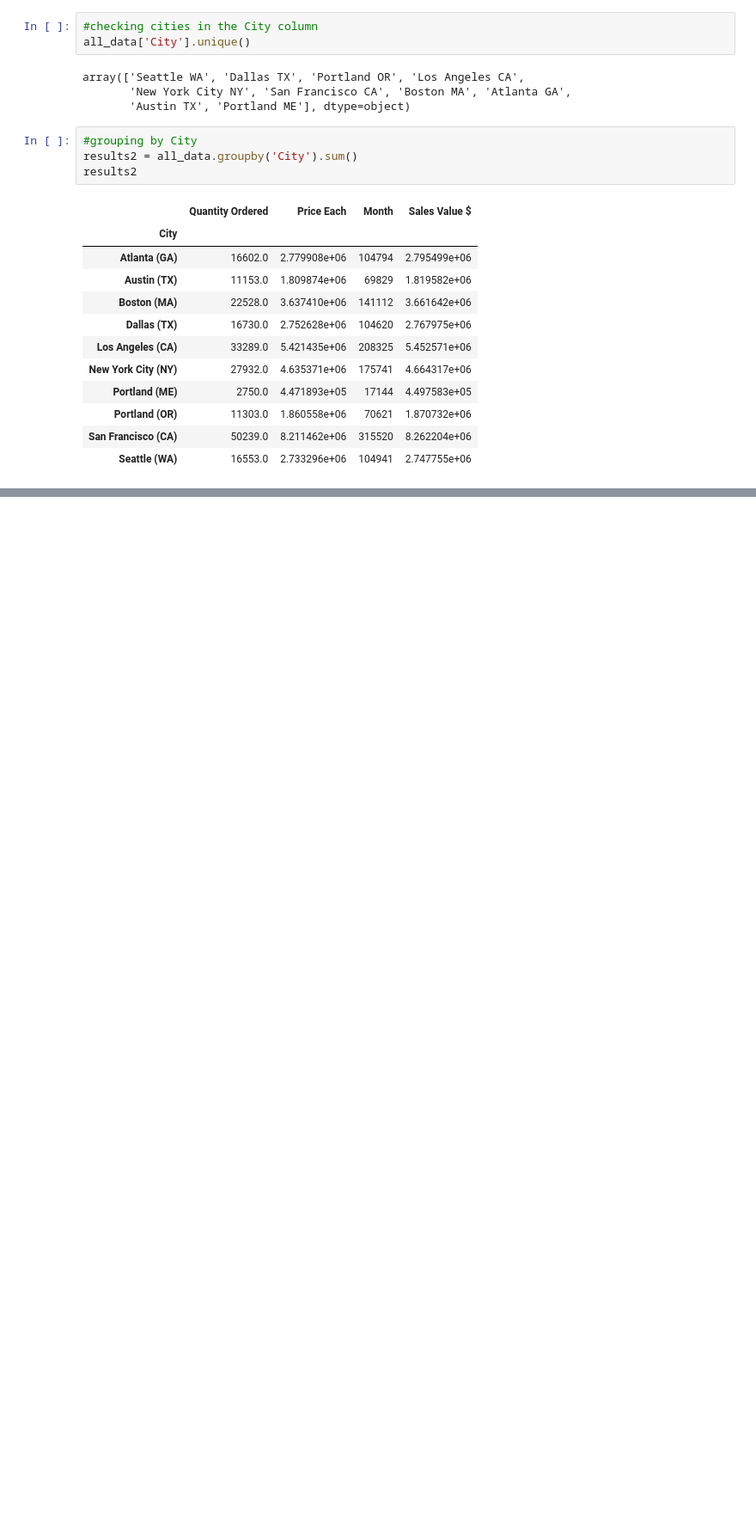
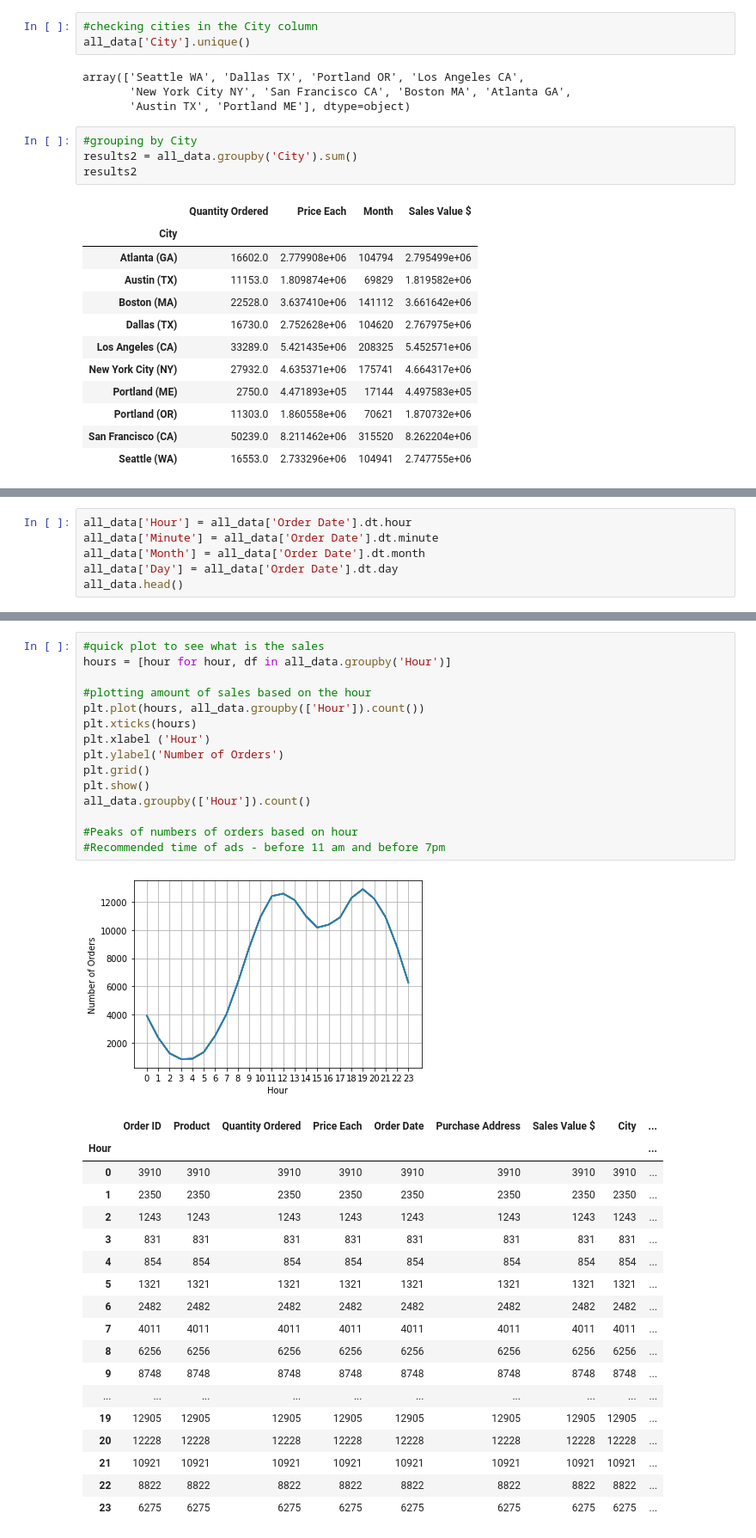
Before and after one commit to glinkapiotr/Sales-Analysis, a Jupyter notebook: Sales_Analysis.ipynb, the cells around one changed output, grey strips where cells are left out. Shown at 86% size. Cells and saved outputs as stored; diff of their text form; blank space fills up the shorter version.

Commit message:
Update - what time is recommended to set up ads in order to increase sales?

```diff
--- a/Sales_Analysis.ipynb
+++ b/Sales_Analysis.ipynb
@@ -254,0 +261,6 @@ plt.show()
+# %%
+all_data['Hour'] = all_data['Order Date'].dt.hour
+all_data['Minute'] = all_data['Order Date'].dt.minute
+all_data['Month'] = all_data['Order Date'].dt.month
+all_data['Day'] = all_data['Order Date'].dt.day
+all_data.head()
@@ -254,0 +274,35 @@ plt.show()
+# %%
+#quick plot to see what is the sales
+hours = [hour for hour, df in all_data.groupby('Hour')]
+
+#plotting amount of sales based on the hour
+plt.plot(hours, all_data.groupby(['Hour']).count())
+plt.xticks(hours)
+plt.xlabel ('Hour')
+plt.ylabel('Number of Orders')
+plt.grid()
+plt.show()
+all_data.groupby(['Hour']).count()
+
+#Peaks of numbers of orders based on hour
+#Recommended time of ads - before 11 am and before 7pm
+# %% [output]
+[figure, added]
+|  | Order ID | Product | Quantity Ordered | Price Each | Order Date | Purchase Address | Sales Value $ | City | ... |
+| Hour |  |  |  |  |  |  |  |  | ... |
+| 0 | 3910 | 3910 | 3910 | 3910 | 3910 | 3910 | 3910 | 3910 | ... |
+| 1 | 2350 | 2350 | 2350 | 2350 | 2350 | 2350 | 2350 | 2350 | ... |
+| 2 | 1243 | 1243 | 1243 | 1243 | 1243 | 1243 | 1243 | 1243 | ... |
+| 3 | 831 | 831 | 831 | 831 | 831 | 831 | 831 | 831 | ... |
+| 4 | 854 | 854 | 854 | 854 | 854 | 854 | 854 | 854 | ... |
+| 5 | 1321 | 1321 | 1321 | 1321 | 1321 | 1321 | 1321 | 1321 | ... |
+| 6 | 2482 | 2482 | 2482 | 2482 | 2482 | 2482 | 2482 | 2482 | ... |
+| 7 | 4011 | 4011 | 4011 | 4011 | 4011 | 4011 | 4011 | 4011 | ... |
+| 8 | 6256 | 6256 | 6256 | 6256 | 6256 | 6256 | 6256 | 6256 | ... |
+| 9 | 8748 | 8748 | 8748 | 8748 | 8748 | 8748 | 8748 | 8748 | ... |
+| ... | ... | ... | ... | ... | ... | ... | ... | ... | ... |
+| 19 | 12905 | 12905 | 12905 | 12905 | 12905 | 12905 | 12905 | 12905 | ... |
+| 20 | 12228 | 12228 | 12228 | 12228 | 12228 | 12228 | 12228 | 12228 | ... |
+| 21 | 10921 | 10921 | 10921 | 10921 | 10921 | 10921 | 10921 | 10921 | ... |
+| 22 | 8822 | 8822 | 8822 | 8822 | 8822 | 8822 | 8822 | 8822 | ... |
+| 23 | 6275 | 6275 | 6275 | 6275 | 6275 | 6275 | 6275 | 6275 | ... |
```
Also changed, not shown: parts of 4 cells of this notebook.
